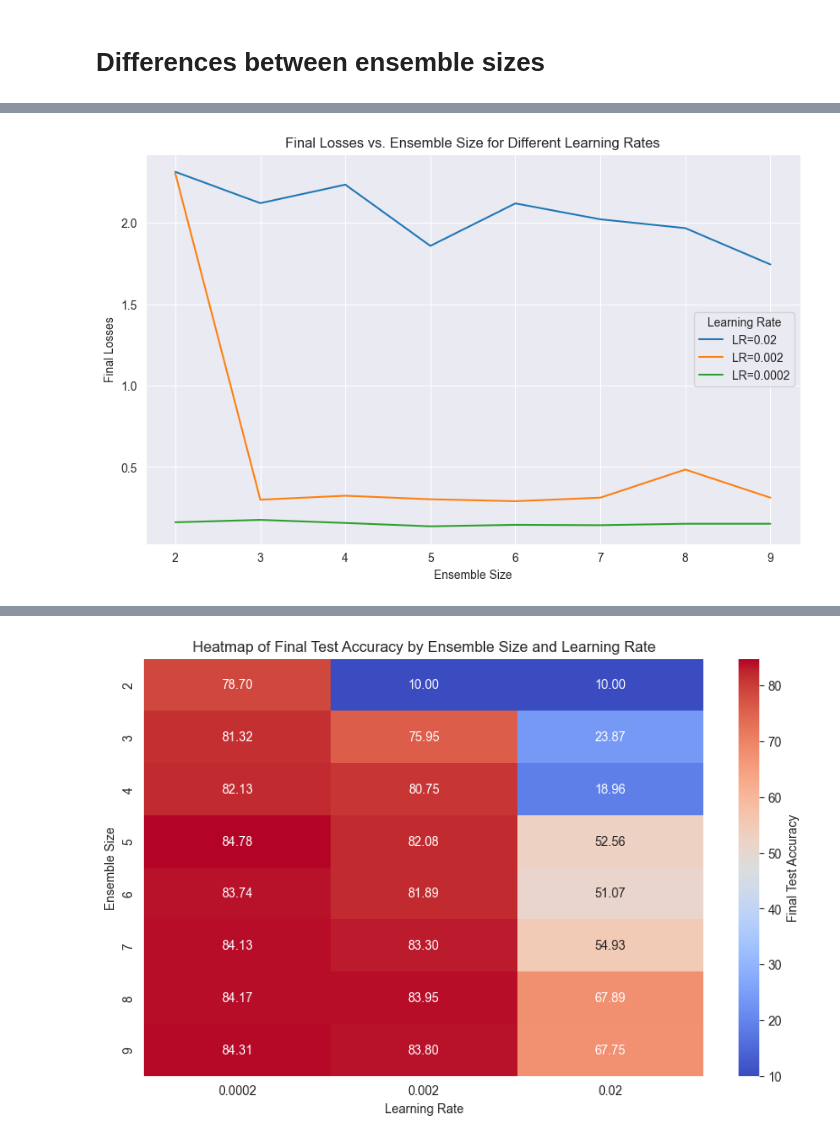
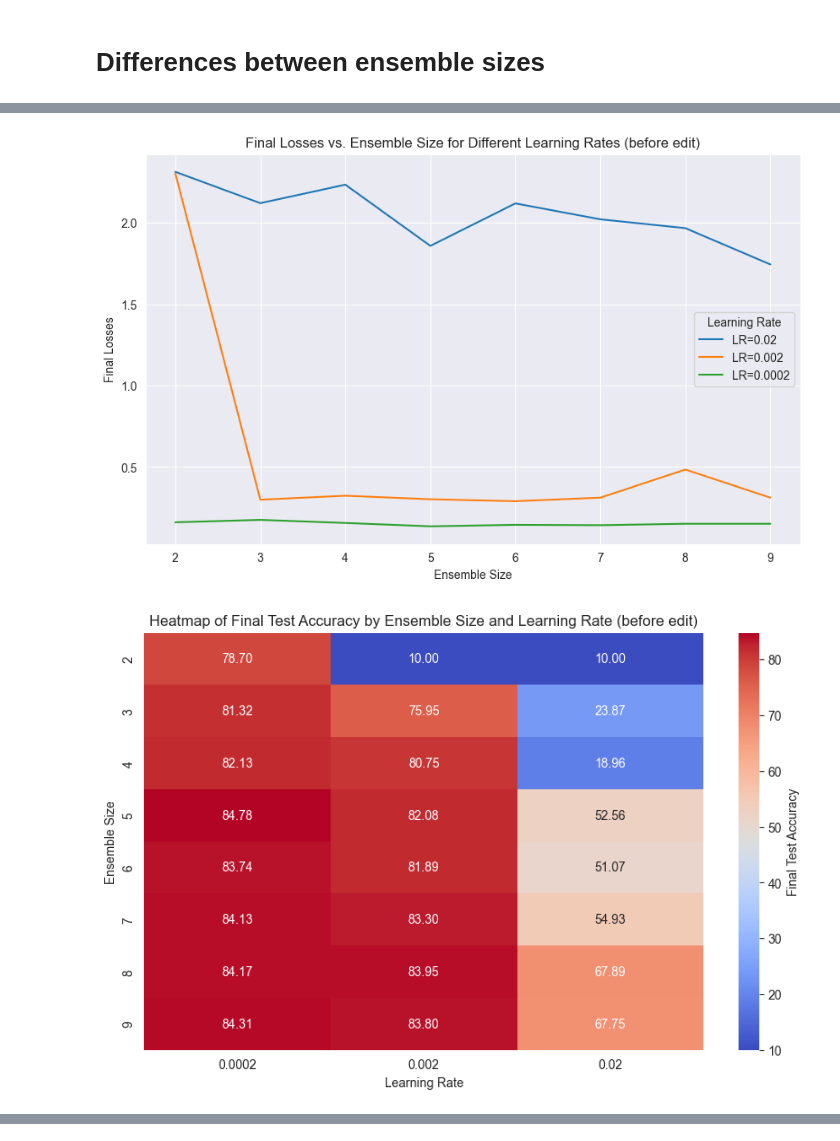
Before and after one commit to stefanielnz/P7_BatchEnsemble, a Jupyter notebook: code/CNN_Parameter_Testing.ipynb, the cells around one changed output, grey strips where cells are left out. Drawn from its saved outputs; the diff is of its cells as text; code cells hidden in the pictures.

```diff
--- a/code/CNN_Parameter_Testing.ipynb
+++ b/code/CNN_Parameter_Testing.ipynb
@@ -244,27 +318,79 @@ plt.show()
 # %%
 import pandas as pd
 import matplotlib.pyplot as plt
+import seaborn as sns
+
 
 # Load the CSV file
 file_path = 'data/ensemble_size_results.csv'
 df = pd.read_csv(file_path)
 
 df_subset = df[['ensemble_size', 'lr', 'final_losses']]
 
 # Create the plot
 plt.figure(figsize=(10, 6))
 
 # Create a plot for each learning rate
 for lr_value in df_subset['lr'].unique():
     subset = df_subset[df_subset['lr'] == lr_value]
     plt.plot(subset['ensemble_size'], subset['final_losses'], label=f'LR={lr_value}')
 
 # Label the axes and add a title
 plt.xlabel('Ensemble Size')
 plt.ylabel('Final Losses')
-plt.title('Final Losses vs. Ensemble Size for Different Learning Rates')
+plt.title('Final Losses vs. Ensemble Size for Different Learning Rates (before edit)')
 plt.legend(title='Learning Rate')
 plt.grid(True)
 plt.show()
+
+# Pivot the data to create a heatmap-friendly format
+heatmap_data = df.pivot_table(values='final_test_accuracy',
+                              index='ensemble_size',
+                              columns='lr')
+
+# Plot the heatmap
+plt.figure(figsize=(10, 6))
+sns.heatmap(heatmap_data, annot=True, cmap='coolwarm', fmt='.2f', cbar_kws={'label': 'Final Test Accuracy'})
+plt.title('Heatmap of Final Test Accuracy by Ensemble Size and Learning Rate (before edit)')
+plt.xlabel('Learning Rate')
+plt.ylabel('Ensemble Size')
+plt.show()
+
+
+# Load the CSV file
+file_path = 'data/ensemble_size_results-new.csv'
+df = pd.read_csv(file_path)
+
+df_subset = df[['ensemble_size', 'lr', 'final_losses']]
+
+# Create the plot
+plt.figure(figsize=(10, 6))
+
+# Create a plot for each learning rate
+for lr_value in df_subset['lr'].unique():
+    subset = df_subset[df_subset['lr'] == lr_value]
+    plt.plot(subset['ensemble_size'], subset['final_losses'], label=f'LR={lr_value}')
+
+# Label the axes and add a title
+plt.xlabel('Ensemble Size')
+plt.ylabel('Final Losses')
+plt.title('Final Losses vs. Ensemble Size for Different Learning Rates (after edit)')
+plt.legend(title='Learning Rate')
+plt.grid(True)
+plt.show()
+
+# Pivot the data to create a heatmap-friendly format
+heatmap_data = df.pivot_table(values='final_test_accuracy',
+                              index='ensemble_size',
+                              columns='lr')
+
+# Plot the heatmap
+plt.figure(figsize=(10, 6))
+sns.heatmap(heatmap_data, annot=True, cmap='coolwarm', fmt='.2f', cbar_kws={'label': 'Final Test Accuracy'})
+plt.title('Heatmap of Final Test Accuracy by Ensemble Size and Learning Rate (after edit)')
+plt.xlabel('Learning Rate')
+plt.ylabel('Ensemble Size')
+plt.show()
 # %% [output]
-[figure, old version]
+[figure, new version]
+[figure, added]
@@ -271,17 +398,0 @@ plt.show()
-# %%
-import seaborn as sns
-
-# Pivot the data to create a heatmap-friendly format
-heatmap_data = df.pivot_table(values='final_test_accuracy',
-                              index='ensemble_size',
-                              columns='lr')
-
-# Plot the heatmap
-plt.figure(figsize=(10, 6))
-sns.heatmap(heatmap_data, annot=True, cmap='coolwarm', fmt='.2f', cbar_kws={'label': 'Final Test Accuracy'})
-plt.title('Heatmap of Final Test Accuracy by Ensemble Size and Learning Rate')
-plt.xlabel('Learning Rate')
-plt.ylabel('Ensemble Size')
-plt.show()
-# %% [output]
-[figure, removed]
```
Also changed, not shown: parts of 4 cells of this notebook, 9 other files.
